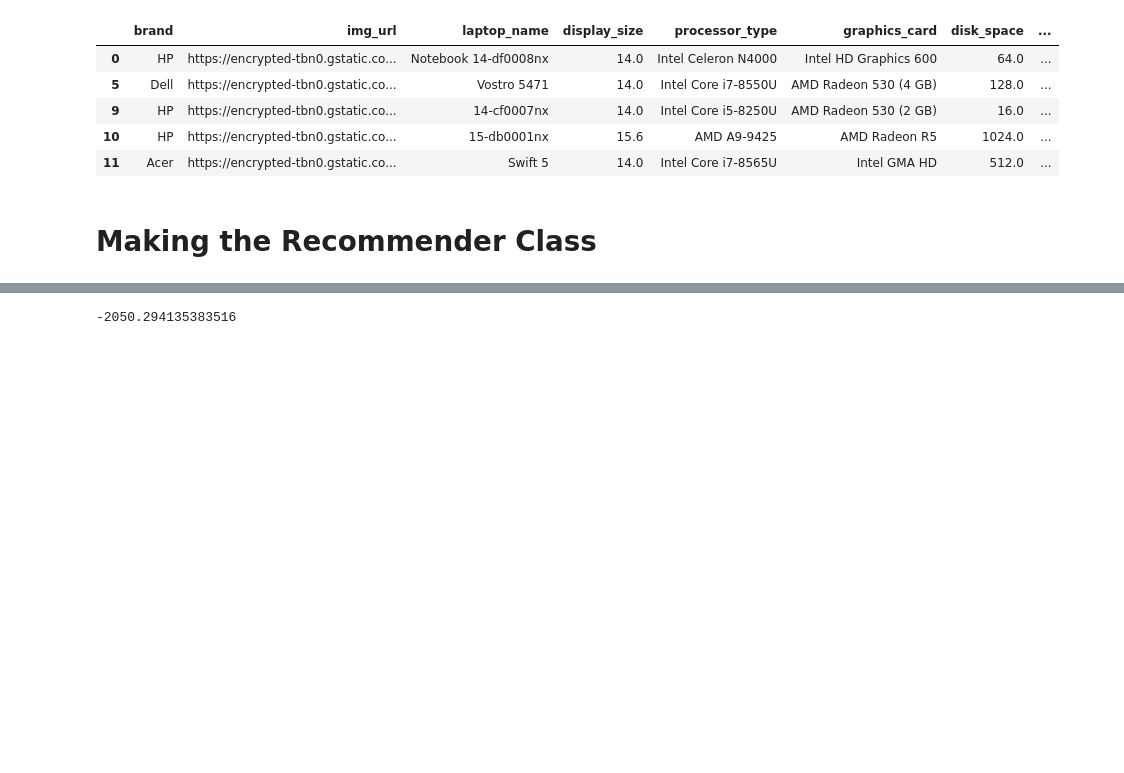
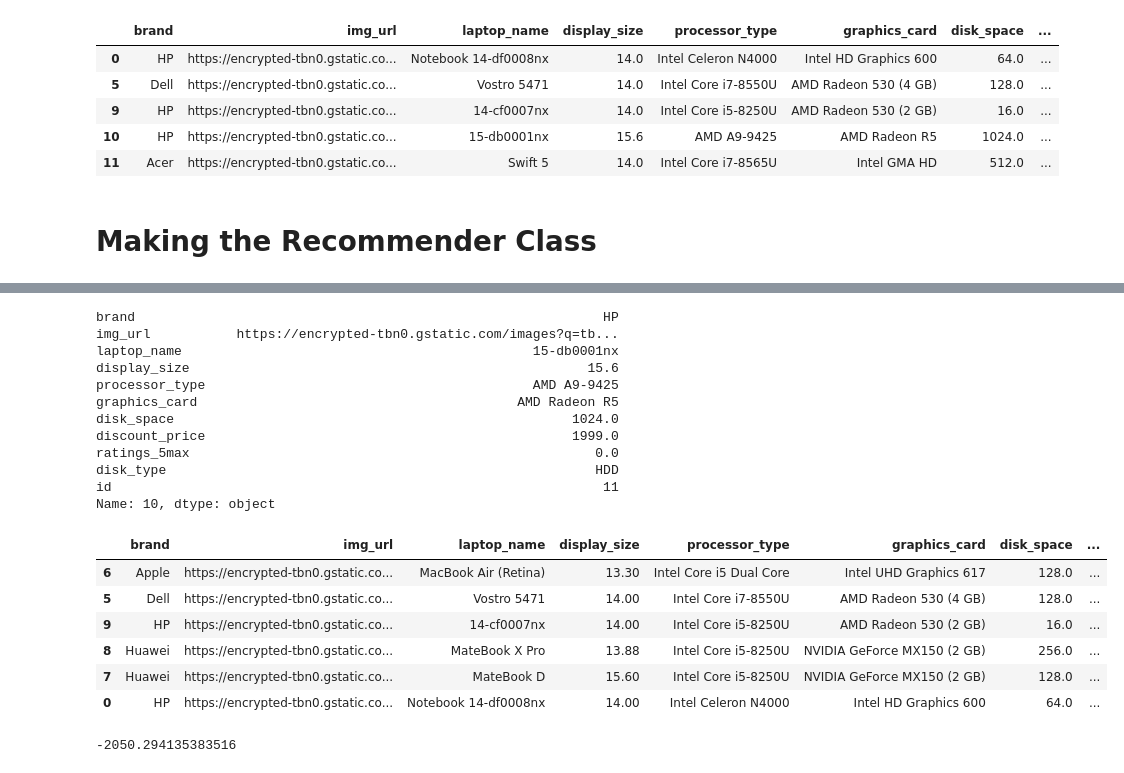
Before and after one commit to cse-vaibhav/Project2-backend, a Jupyter notebook: notebooks/Recommendor_new.ipynb, the cells around one changed output, grey strips where cells are left out. Saved outputs shown, nothing was run; the diff lists cells and outputs as text; code cells hidden in the pictures; blank space fills up the shorter version.

```diff
--- a/notebooks/Recommendor_new.ipynb
+++ b/notebooks/Recommendor_new.ipynb
@@ -323,3 +358,29 @@ AttributeError: 'ColumnTransformer' object has no attribute 'estimators'
+# %%
+query_index = 10
+print(data.iloc[10])
+distances, indices = model_knn.kneighbors(pivot_data.iloc[query_index,:].values.reshape(1, -1), n_neighbors = 6)
+indices = list(indices[0])
+data.iloc[indices, :]
+# %% [output]
+brand                                                            HP
+img_url           https://encrypted-tbn0.gstatic.com/images?q=tb...
+laptop_name                                             15-db0001nx
+display_size                                                   15.6
+processor_type                                          AMD A9-9425
+graphics_card                                         AMD Radeon R5
+disk_space                                                   1024.0
+discount_price                                               1999.0
+ratings_5max                                                    0.0
+disk_type                                                       HDD
+id                                                               11
+Name: 10, dtype: object
+|  | brand | img_url | laptop_name | display_size | processor_type | graphics_card | disk_space | ... |
+| 6 | Apple | https://encrypted-tbn0.gstatic.co... | MacBook Air (Retina) | 13.30 | Intel Core i5 Dual Core | Intel UHD Graphics 617 | 128.0 | ... |
+| 5 | Dell | https://encrypted-tbn0.gstatic.co... | Vostro 5471 | 14.00 | Intel Core i7-8550U | AMD Radeon 530 (4 GB) | 128.0 | ... |
+| 9 | HP | https://encrypted-tbn0.gstatic.co... | 14-cf0007nx | 14.00 | Intel Core i5-8250U | AMD Radeon 530 (2 GB) | 16.0 | ... |
+| 8 | Huawei | https://encrypted-tbn0.gstatic.co... | MateBook X Pro | 13.88 | Intel Core i5-8250U | NVIDIA GeForce MX150 (2 GB) | 256.0 | ... |
+| 7 | Huawei | https://encrypted-tbn0.gstatic.co... | MateBook D | 15.60 | Intel Core i5-8250U | NVIDIA GeForce MX150 (2 GB) | 128.0 | ... |
+| 0 | HP | https://encrypted-tbn0.gstatic.co... | Notebook 14-df0008nx | 14.00 | Intel Celeron N4000 | Intel HD Graphics 600 | 64.0 | ... |
 # %%
 x = data.values
 x = recommender["preprocessing"].transform(x)
```
Also changed, not shown: parts of 9 cells of this notebook, 2 other files.
